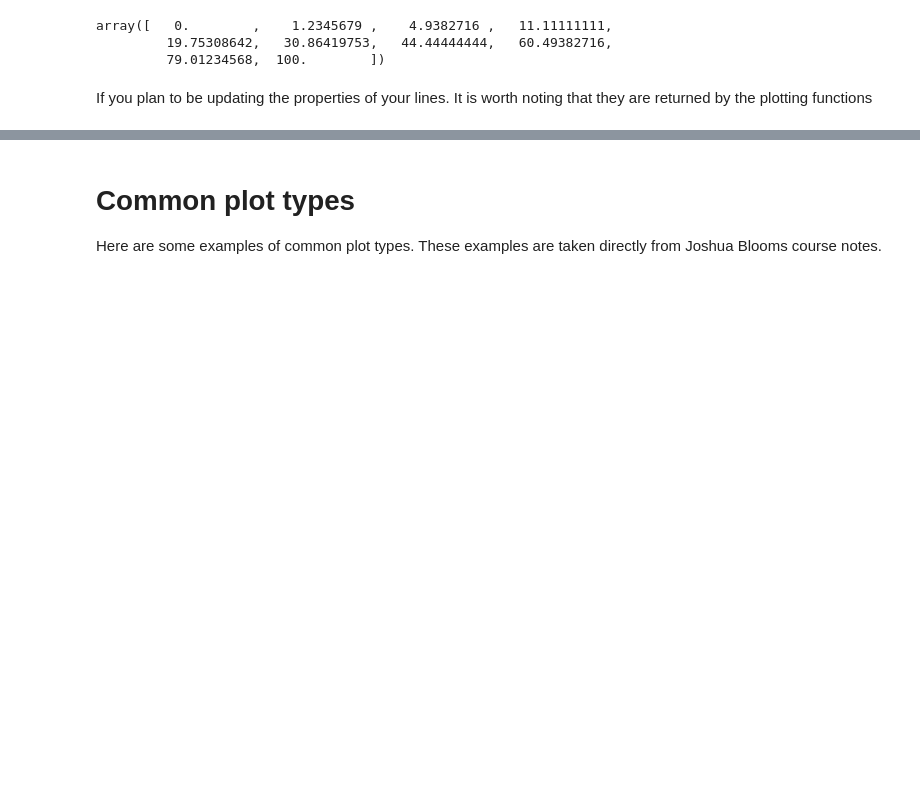
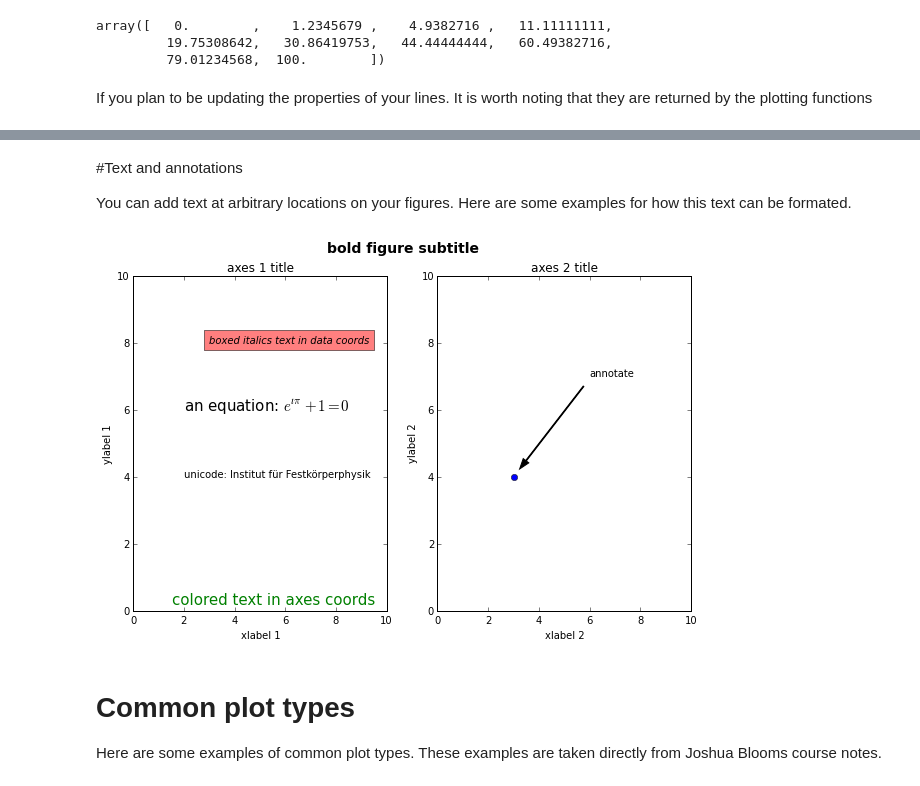
Before and after one commit to smwahl/thw_matplotlib_presentation, a Jupyter notebook: thw_matplotlib_tutorial.ipynb, the cells around one changed output, grey strips where cells are left out. Saved outputs shown, nothing was run; the diff lists cells and outputs as text; code cells hidden in the pictures; blank space fills up the shorter version.

```diff
--- a/thw_matplotlib_tutorial.ipynb
+++ b/thw_matplotlib_tutorial.ipynb
@@ -328,3 +382,43 @@ line2
+# %% [markdown]
+#Text and annotations
+
+You can add text at arbitrary locations on your figures. Here are some examples for how this text can be formated.
+# %%
+fig, (ax1, ax2) = plt.subplots(1, 2, figsize=(10,6))
+
+fig.suptitle('bold figure subtitle', fontsize=14, fontweight='bold')
+ax1.set_title('axes 1 title')
+ax2.set_title('axes 2 title')
+
+ax1.set_xlabel('xlabel 1')
+ax2.set_xlabel('xlabel 2')
+ax1.set_ylabel('ylabel 1')
+ax2.set_ylabel('ylabel 2')
+
+ax1.text(3, 8, 'boxed italics text in data coords', style='italic',
+        bbox={'facecolor':'red', 'alpha':0.5, 'pad':10})
+
+ax1.text(2, 6, r'an equation: $e^{\i\pi}+1=0$', fontsize=15)
+
+ax1.text(2, 4, unicode('unicode: Institut f\374r Festk\366rperphysik',
+                      'latin-1'))
+
+ax1.text(0.95, 0.01, 'colored text in axes coords',
+        verticalalignment='bottom', horizontalalignment='right',
+        transform=ax1.transAxes,
+        color='green', fontsize=15)
+
+# Annotating a piece of a plot
+ax2.plot([3], [4], 'o')
+ax2.annotate('annotate', xy=(3, 4), xytext=(6, 7),
+            arrowprops=dict(facecolor='black', width=0.8,
+                            headwidth=7, shrink=0.08))
+
+# Set the axis range to be [0,10] in both directions
+for ax in (ax1, ax2):
+    ax.axis([0, 10, 0, 10])
+# %% [output]
+[figure, added]
 # %% [markdown]
 # Common plot types
 
```
Also changed, not shown: parts of 12 cells of this notebook.
